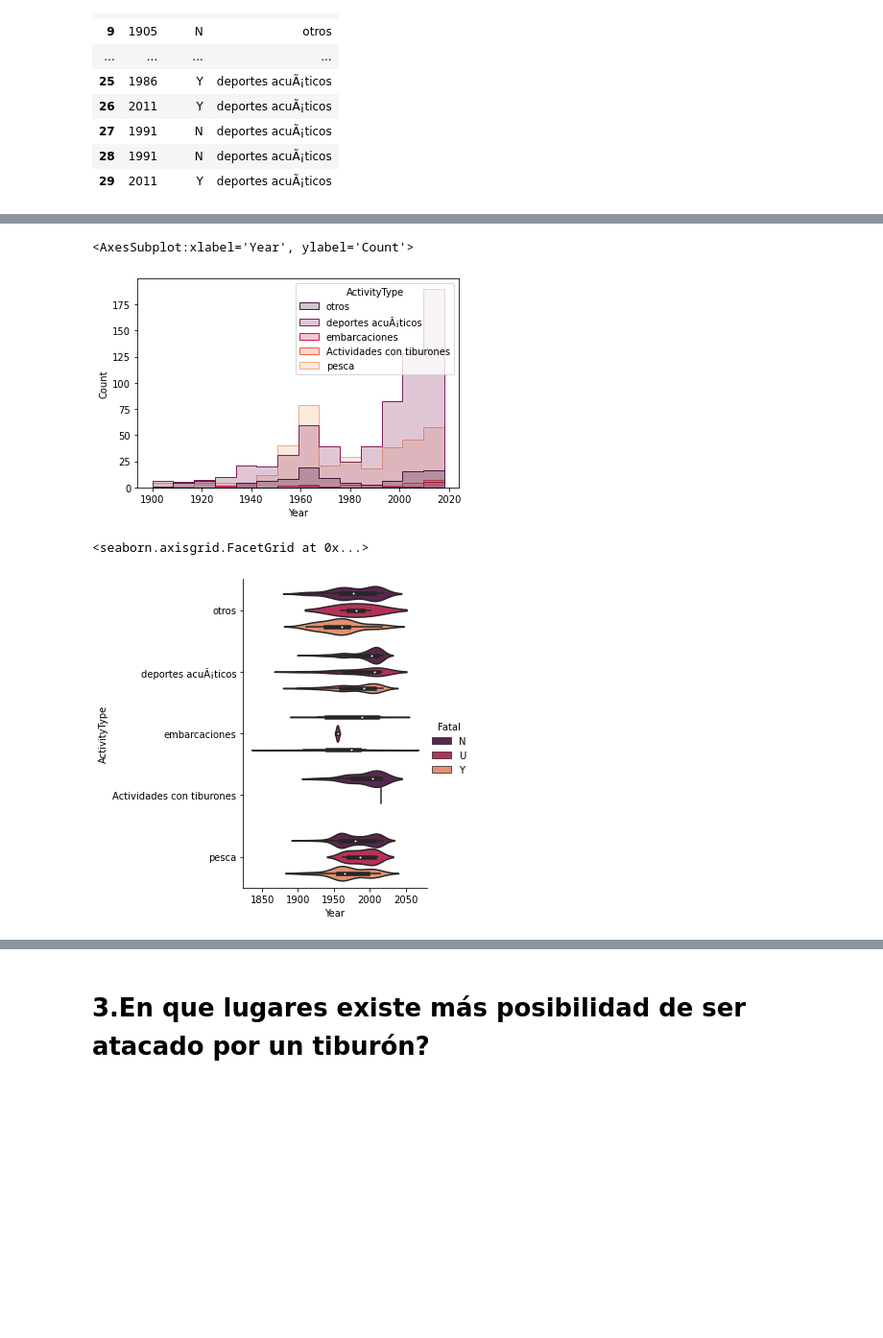
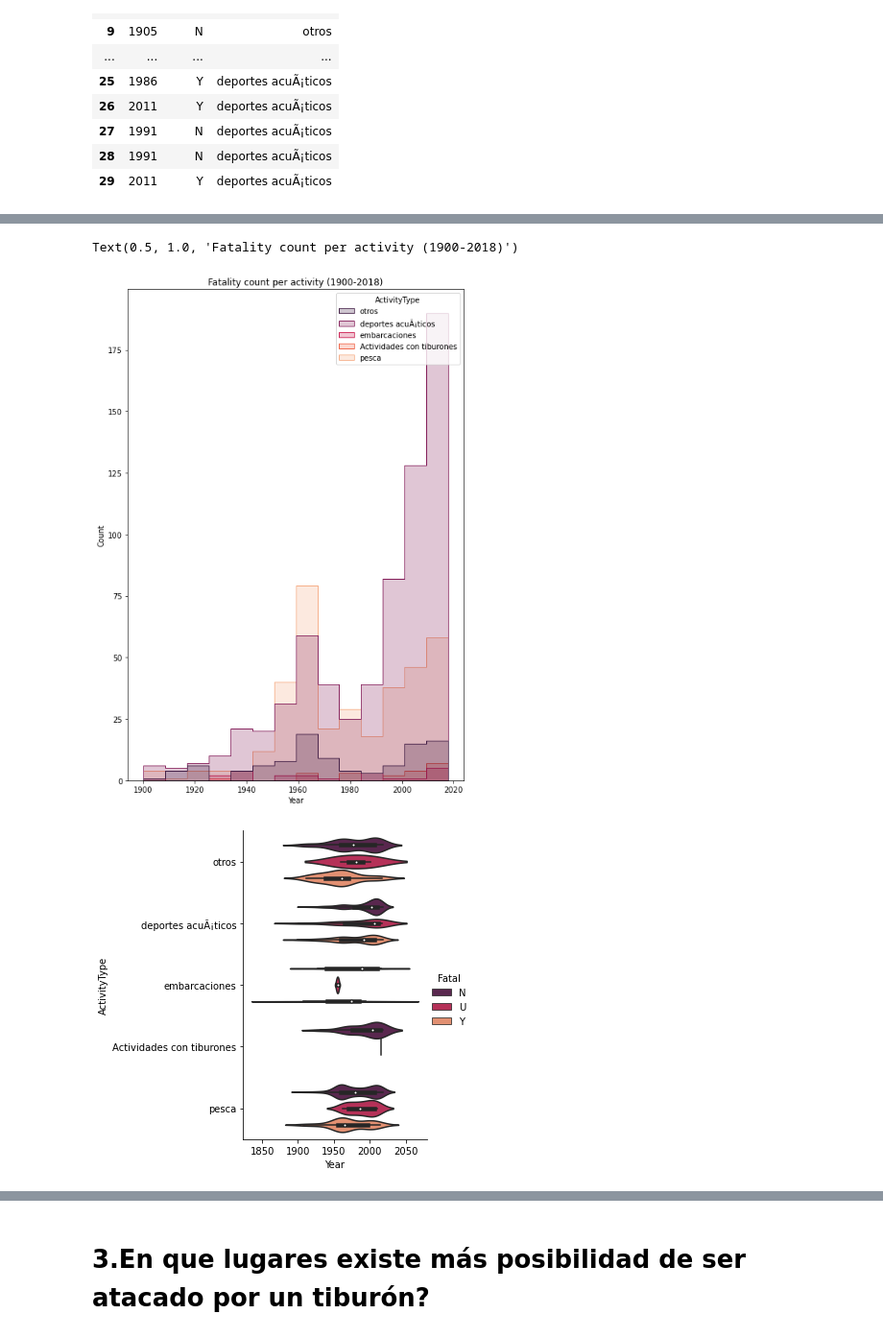
Before and after one commit to lsdl13/Proyecto, a Jupyter notebook: 3.DataVisualization.ipynb, the cells around one changed output, grey strips where cells are left out. Shown at 96% size. Saved outputs shown, nothing was run; the diff lists cells and outputs as text; code cells hidden in the pictures; blank space fills up the shorter version.

```diff
--- a/3.DataVisualization.ipynb
+++ b/3.DataVisualization.ipynb
@@ -111,12 +119,13 @@ sns.countplot(y=df_lethal.ActivityType, hue=df_lethal.Fatal, saturation=10, pale
 # %%
+fig, ax = plt.subplots(figsize = (8,12))
 sns.histplot(x=df_lethal.Year, hue=df_lethal.ActivityType, element="step", palette="rocket")
+ax.set_title("Fatality count per activity (1900-2018)")
 # %% [output]
-<AxesSubplot:xlabel='Year', ylabel='Count'>
+Text(0.5, 1.0, 'Fatality count per activity (1900-2018)')
-[figure, old version]
+[figure, new version]
 # %%
-sns.catplot(x="Year", y="ActivityType", hue="Fatal", kind="violin", data=df_lethal, palette="rocket")
+ax=sns.catplot(x="Year", y="ActivityType", hue="Fatal", kind="violin", data=df_lethal, palette="rocket")
 # %% [output]
-<seaborn.axisgrid.FacetGrid at 0x...>
 [figure]
 # %%
 df_lethal['Year'] = df_lethal['Year'].astype(int)
```
Also changed, not shown: parts of 14 cells of this notebook, 1 other file.
